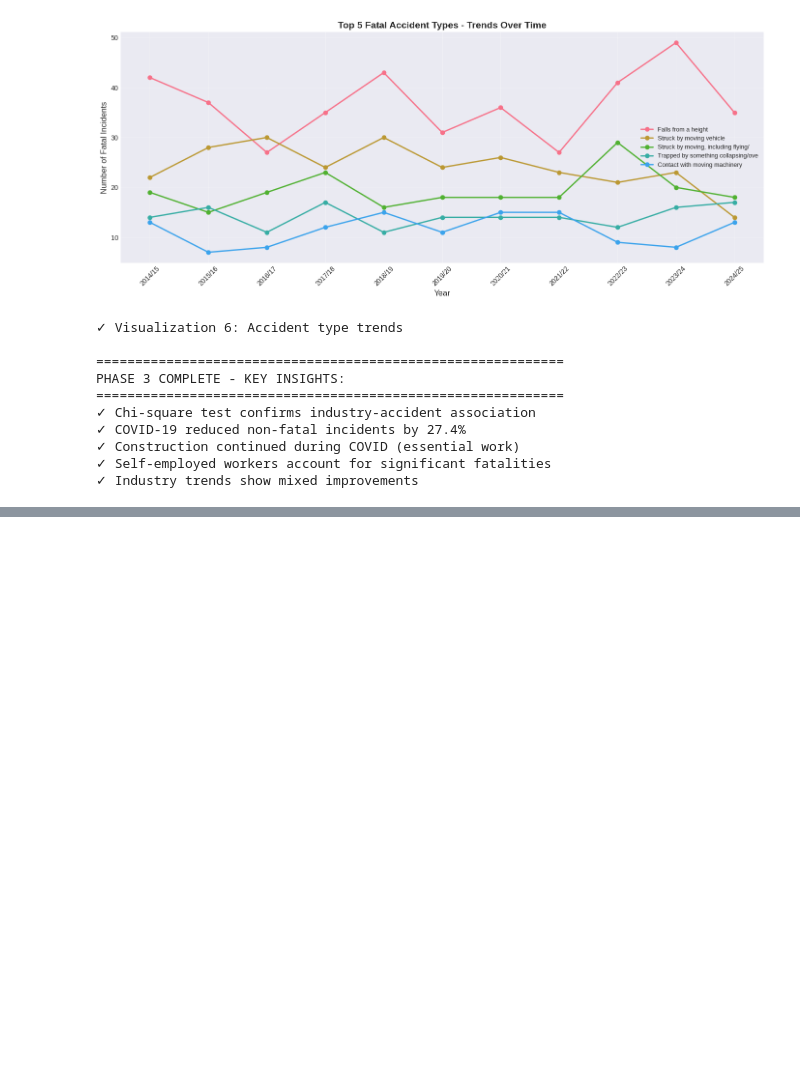
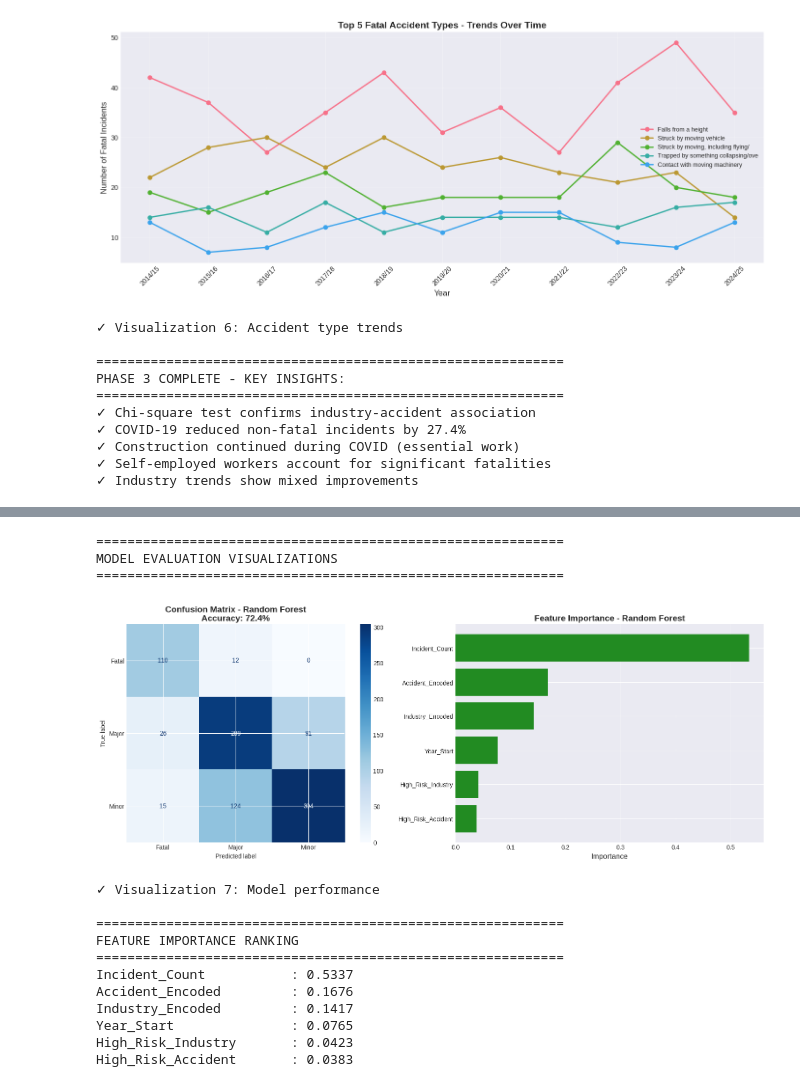
Before and after one commit to gobucbabu/safety-incident-analysis, a Jupyter notebook: SIA_temp123.ipynb, the cells around one changed output, grey strips where cells are left out. Drawn from its saved outputs; the diff is of its cells as text; code cells hidden in the pictures; blank space fills up the shorter version.

```diff
--- a/SIA_temp123.ipynb
+++ b/SIA_temp123.ipynb
@@ -902,0 +1171,55 @@ PHASE 3 COMPLETE - KEY INSIGHTS:
+# %%
+# CONFUSION MATRIX & FEATURE IMPORTANCE
+print("\n" + "="*60)
+print("MODEL EVALUATION VISUALIZATIONS")
+print("="*60)
+
+fig, axes = plt.subplots(1, 2, figsize=(16, 6))
+
+# 1. Confusion Matrix
+from sklearn.metrics import ConfusionMatrixDisplay
+
+cm = confusion_matrix(y_test, best_pred, labels=['Fatal', 'Major', 'Minor'])
+disp = ConfusionMatrixDisplay(confusion_matrix=cm, display_labels=['Fatal', 'Major', 'Minor'])
+disp.plot(ax=axes[0], cmap='Blues', values_format='d')
+axes[0].set_title('Confusion Matrix - Random Forest\nAccuracy: 72.4%',
+                  fontsize=14, fontweight='bold')
+
+# 2. Feature Importance
+feature_importance = pd.DataFrame({
+    'Feature': feature_cols,
+    'Importance': rf_model.feature_importances_
+}).sort_values('Importance', ascending=True)
+
+axes[1].barh(feature_importance['Feature'], feature_importance['Importance'], color='forestgreen')
+axes[1].set_xlabel('Importance', fontsize=12)
+axes[1].set_title('Feature Importance - Random Forest', fontsize=14, fontweight='bold')
+axes[1].grid(axis='x', alpha=0.3)
+
+plt.tight_layout()
+plt.show()
+
+print("\n✓ Visualization 7: Model performance")
+
+# Print feature importance rankings
+print("\n" + "="*60)
+print("FEATURE IMPORTANCE RANKING")
+print("="*60)
+for idx, row in feature_importance.sort_values('Importance', ascending=False).iterrows():
+    print(f"{row['Feature']:25s}: {row['Importance']:.4f}")
+# %% [output]
+============================================================
+MODEL EVALUATION VISUALIZATIONS
+============================================================
+[figure, added]
+✓ Visualization 7: Model performance
+
+============================================================
+FEATURE IMPORTANCE RANKING
+============================================================
+Incident_Count           : 0.5337
+Accident_Encoded         : 0.1676
+Industry_Encoded         : 0.1417
+Year_Start               : 0.0765
+High_Risk_Industry       : 0.0423
+High_Risk_Accident       : 0.0383
```
Also changed, not shown: parts of 9 cells of this notebook.
